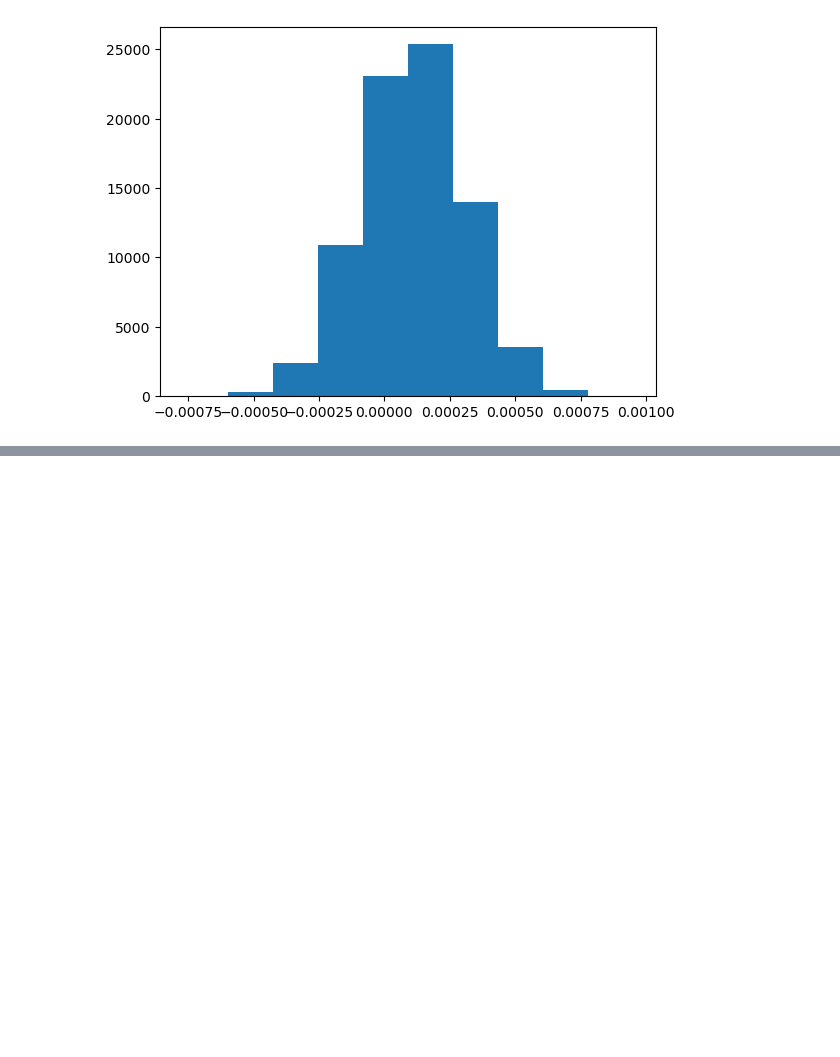
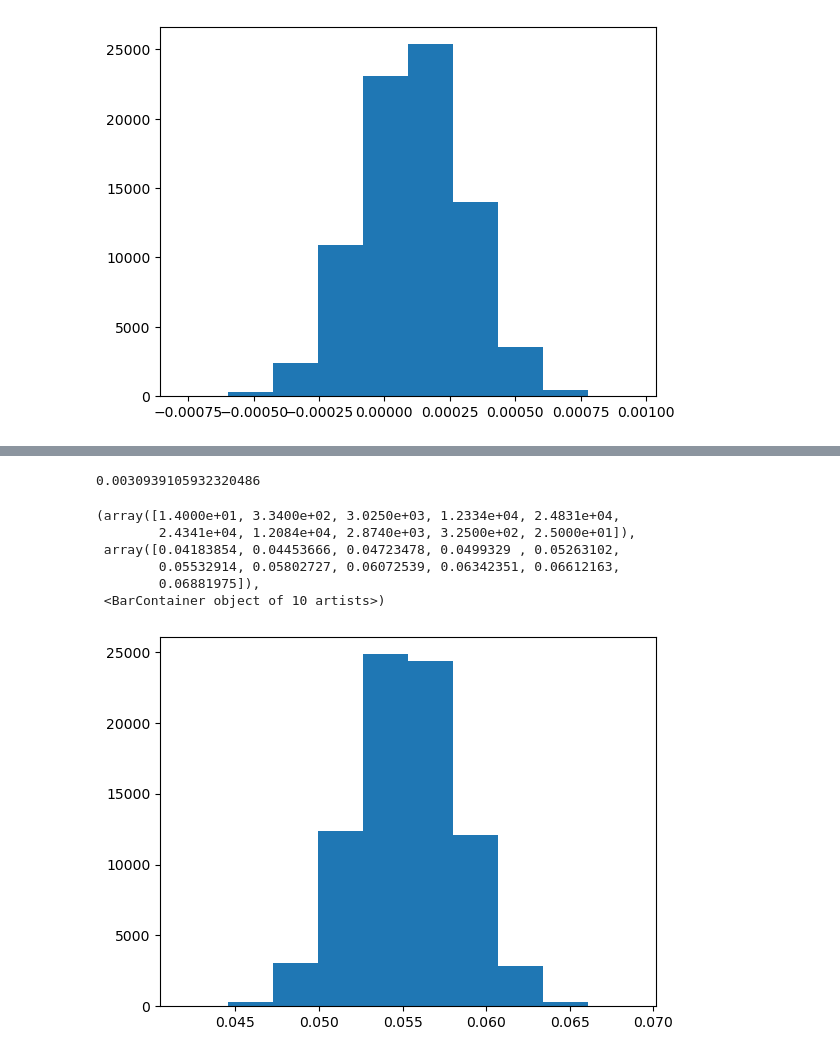
Before and after one commit to 3Grey6Jedi9/Data-Analysis-Project-05, a Jupyter notebook: Pet Shelter Analysis.ipynb, the cells around one changed output, grey strips where cells are left out. Saved outputs shown, nothing was run; the diff lists cells and outputs as text; code cells hidden in the pictures; blank space fills up the shorter version.

```diff
--- a/Pet Shelter Analysis.ipynb
+++ b/Pet Shelter Analysis.ipynb
@@ -492,0 +495,26 @@ plt.hist(arrlivestock)
+# %%
+total_other = len(intake[intake['animal_type']=='Other'])
+other_mean = total_other / len(intake)
+# %%
+other_lot01_mean = len(lot01[lot01['animal_type'] == 'Other']) / len(lot01)
+other_lot02_mean = len(lot02[lot02['animal_type'] == 'Other']) / len(lot02)
+other_lot03_mean = len(lot03[lot03['animal_type'] == 'Other']) / len(lot03)
+other_lot04_mean = len(lot04[lot04['animal_type'] == 'Other']) / len(lot04)
+other_lot05_mean = len(lot05[lot05['animal_type'] == 'Other']) / len(lot05)
+other_lot06_mean = len(lot06[lot06['animal_type'] == 'Other']) / len(lot06)
+other_lot07_mean = len(lot07[lot07['animal_type'] == 'Other']) / len(lot07)
+other_lot08_mean = len(lot08[lot08['animal_type'] == 'Other']) / len(lot08)
+other_lot09_mean = len(lot09[lot09['animal_type'] == 'Other']) / len(lot09)
+other_lot10_mean = len(lot10[lot10['animal_type'] == 'Other']) / len(lot10)
+other_lot11_mean = len(lot11[lot11['animal_type'] == 'Other']) / len(lot11)
+other_lot12_mean = len(lot12[lot12['animal_type'] == 'Other']) / len(lot12)
+other_lot13_mean = len(lot13[lot13['animal_type'] == 'Other']) / len(lot13)
+other_lot14_mean = len(lot14[lot14['animal_type'] == 'Other']) / len(lot14)
+other_lot15_mean = len(lot15[lot15['animal_type'] == 'Other']) / len(lot15)
+other_lot16_mean = len(lot16[lot16['animal_type'] == 'Other']) / len(lot16)
+other_lot17_mean = len(lot17[lot17['animal_type'] == 'Other']) / len(lot17)
+other_lot18_mean = len(lot18[lot18['animal_type'] == 'Other']) / len(lot18)
+other_lot19_mean = len(lot19[lot19['animal_type'] == 'Other']) / len(lot19)
+other_lot20_mean = len(lot20[lot20['animal_type'] == 'Other']) / len(lot20)
+other_lots_means = [other_lot01_mean, other_lot02_mean, other_lot03_mean, other_lot04_mean, other_lot05_mean,other_lot06_mean, other_lot07_mean, other_lot08_mean, other_lot09_mean, other_lot10_mean, other_lot11_mean, other_lot12_mean, other_lot13_mean, other_lot14_mean, other_lot15_mean, other_lot16_mean, other_lot17_mean, other_lot18_mean, other_lot19_mean, other_lot20_mean]
+other_lots_means
@@ -492,0 +542,21 @@ plt.hist(arrlivestock)
+# %%
+var_list_other = []
+for pm in other_lots_means:
+    delta = (pm - other_mean)**2
+    var_list_other.append(delta)
+var_array_other = np.sum(var_list_other)*ponderation
+standard_deviation_other = np.sqrt(var_array_other)
+standard_deviation_other
+# %% [output]
+0.0030939105932320486
+# %%
+arrother = np.random.normal(loc=other_mean, scale=standard_deviation_other, size=(len(intake)))
+plt.hist(arrother)
+# %% [output]
+(array([1.4000e+01, 3.3400e+02, 3.0250e+03, 1.2334e+04, 2.4831e+04,
+        2.4341e+04, 1.2084e+04, 2.8740e+03, 3.2500e+02, 2.5000e+01]),
+ array([0.04183854, 0.04453666, 0.04723478, 0.0499329 , 0.05263102,
+        0.05532914, 0.05802727, 0.06072539, 0.06342351, 0.06612163,
+        0.06881975]),
+ <BarContainer object of 10 artists>)
+[figure, added]
```
Also changed, not shown: parts of 2 cells of this notebook.
